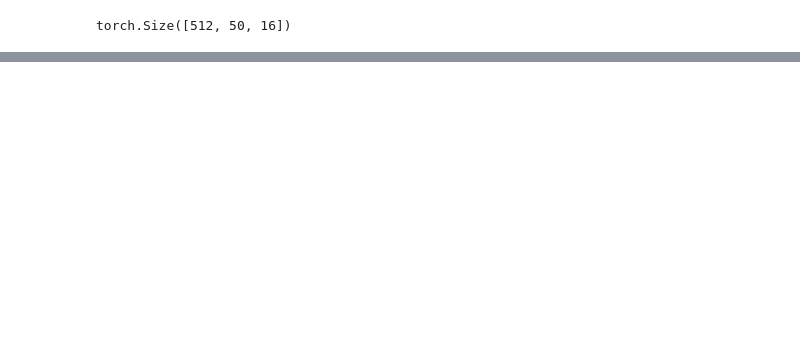
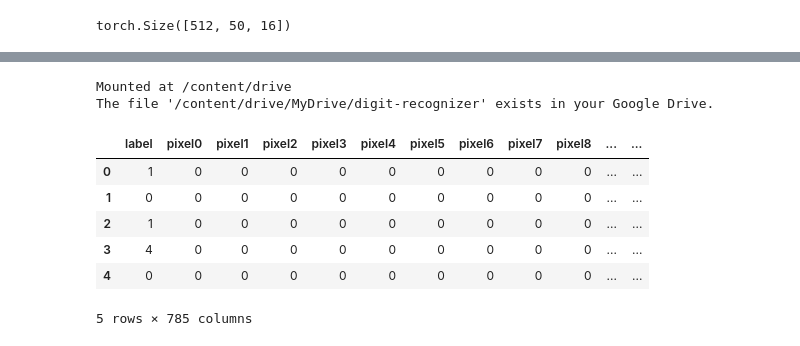
Before and after one commit to ShounakDas101/AIML_Hari, a Jupyter notebook: ViT.ipynb, the cells around one changed output, grey strips where cells are left out. Saved outputs shown, nothing was run; the diff lists cells and outputs as text; code cells hidden in the pictures; blank space fills up the shorter version.

```diff
--- a/ViT.ipynb
+++ b/ViT.ipynb
@@ -86,0 +100,14 @@ print(model(x).shape) # BATCH_SIZE X NUM_CLASSES
+# %%
+import os
+from google.colab import drive
+drive.mount('/content/drive')
+# Specify the path to the file in your Google Drive
+file_path = '/content/drive/MyDrive/digit-recognizer'
+
+if os.path.exists(file_path):
+    print(f"The file '{file_path}' exists in your Google Drive.")
+else:
+    print(f"The file '{file_path}' does not exist in your Google Drive.")
+# %% [output]
+Mounted at /content/drive
+The file '/content/drive/MyDrive/digit-recognizer' exists in your Google Drive.
@@ -86,0 +118,10 @@ print(model(x).shape) # BATCH_SIZE X NUM_CLASSES
+# %%
+train_df.head()
+# %% [output]
+|  | label | pixel0 | pixel1 | pixel2 | pixel3 | pixel4 | pixel5 | pixel6 | pixel7 | pixel8 | ... | ... |
+| 0 | 1 | 0 | 0 | 0 | 0 | 0 | 0 | 0 | 0 | 0 | ... | ... |
+| 1 | 0 | 0 | 0 | 0 | 0 | 0 | 0 | 0 | 0 | 0 | ... | ... |
+| 2 | 1 | 0 | 0 | 0 | 0 | 0 | 0 | 0 | 0 | 0 | ... | ... |
+| 3 | 4 | 0 | 0 | 0 | 0 | 0 | 0 | 0 | 0 | 0 | ... | ... |
+| 4 | 0 | 0 | 0 | 0 | 0 | 0 | 0 | 0 | 0 | 0 | ... | ... |
+5 rows × 785 columns
```
Also changed, not shown: parts of 10 cells of this notebook.
